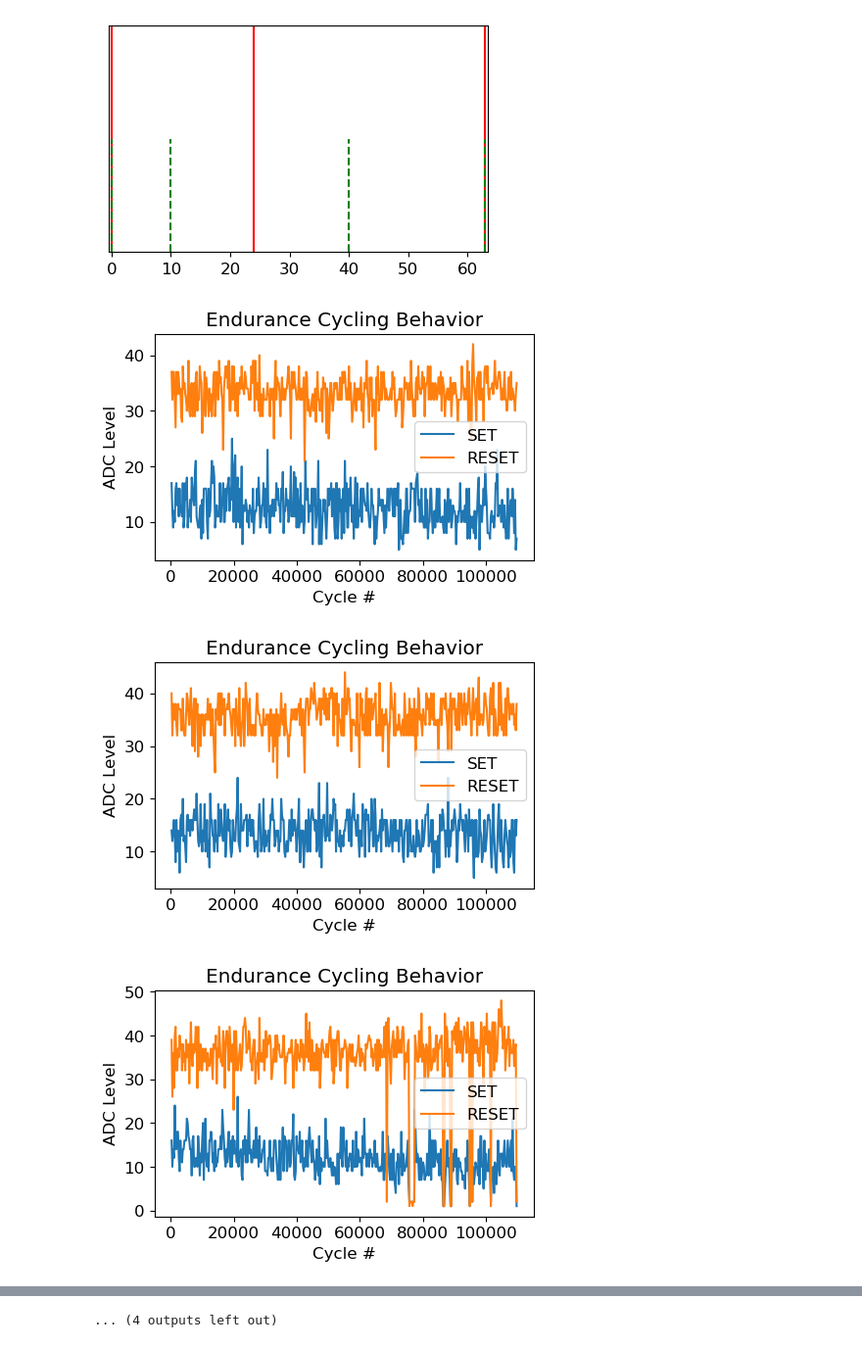
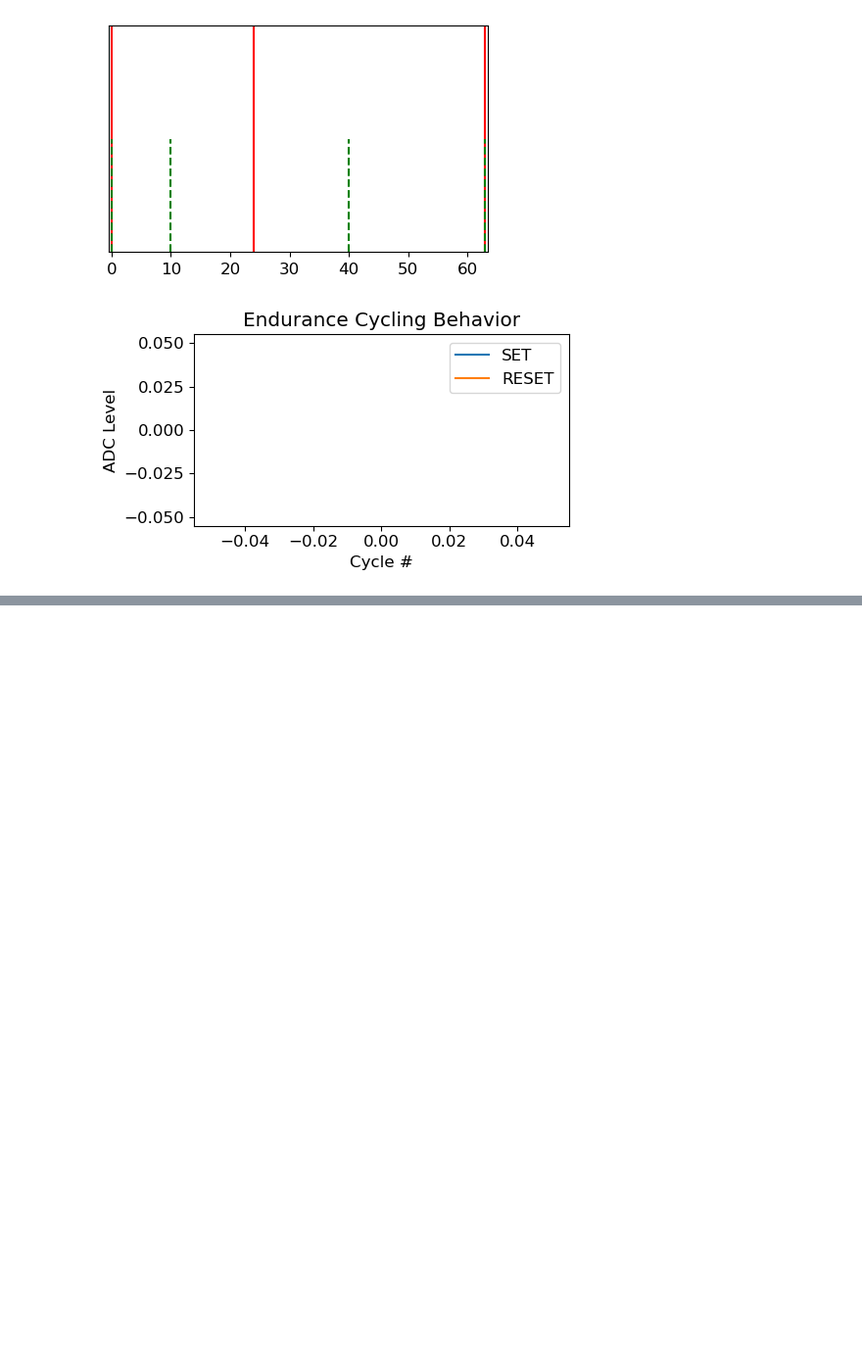
Before and after one commit to akashlevy/ember-python, a Jupyter notebook: analysis/characterizations.ipynb, the cells around one changed output, grey strips where cells are left out. Shown at 98% size. Drawn from its saved outputs; the diff is of its cells as text; code cells hidden in the pictures; blank space fills up the shorter version.

```diff
--- a/analysis/characterizations.ipynb
+++ b/analysis/characterizations.ipynb
@@ -189,15 +189,13 @@ plt.gca().get_yaxis().set_visible(False)
 [figure]
 # %%
 names = ["addr", "i", "Cycle #", "RESET", "SET"]
-data = pd.read_csv(f"../data/cycle.csv", delimiter='\t', names=names)
+data = pd.read_csv(f"../data/endurance.csv.gz", delimiter='\t', names=names)
 data = data[data["addr"] == 18376]
 # data = data[data["i"] == 9]
 plt.rcParams["figure.figsize"] = (5,3)
 data.groupby("i").plot("Cycle #", ["SET", "RESET"], title="Endurance Cycling Behavior", ylabel="ADC Level")
 plt.tight_layout()
 plt.savefig("figs/endurance.pdf")
 plt.show()
 # %% [output]
-[figure, old version]
+[figure, new version]
-[figure, removed]
-[figure, removed]
@@ -213,4 +202,3 @@ plt.show()
-... (4 outputs left out)
 # %%
 # Get retention data
 names = ["addr", "time", "lvl"]
```
Also changed, not shown: parts of 6 cells of this notebook, 10 other files.
